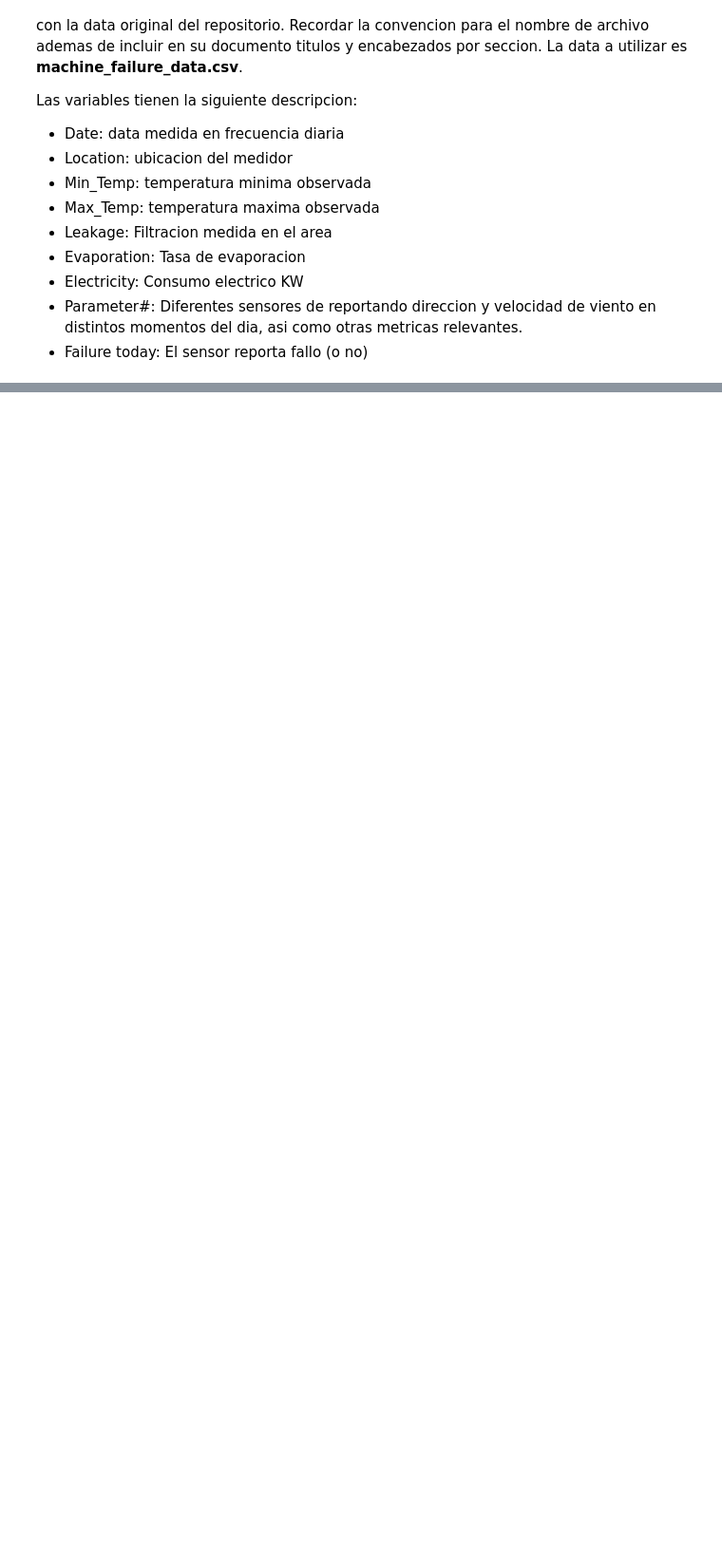
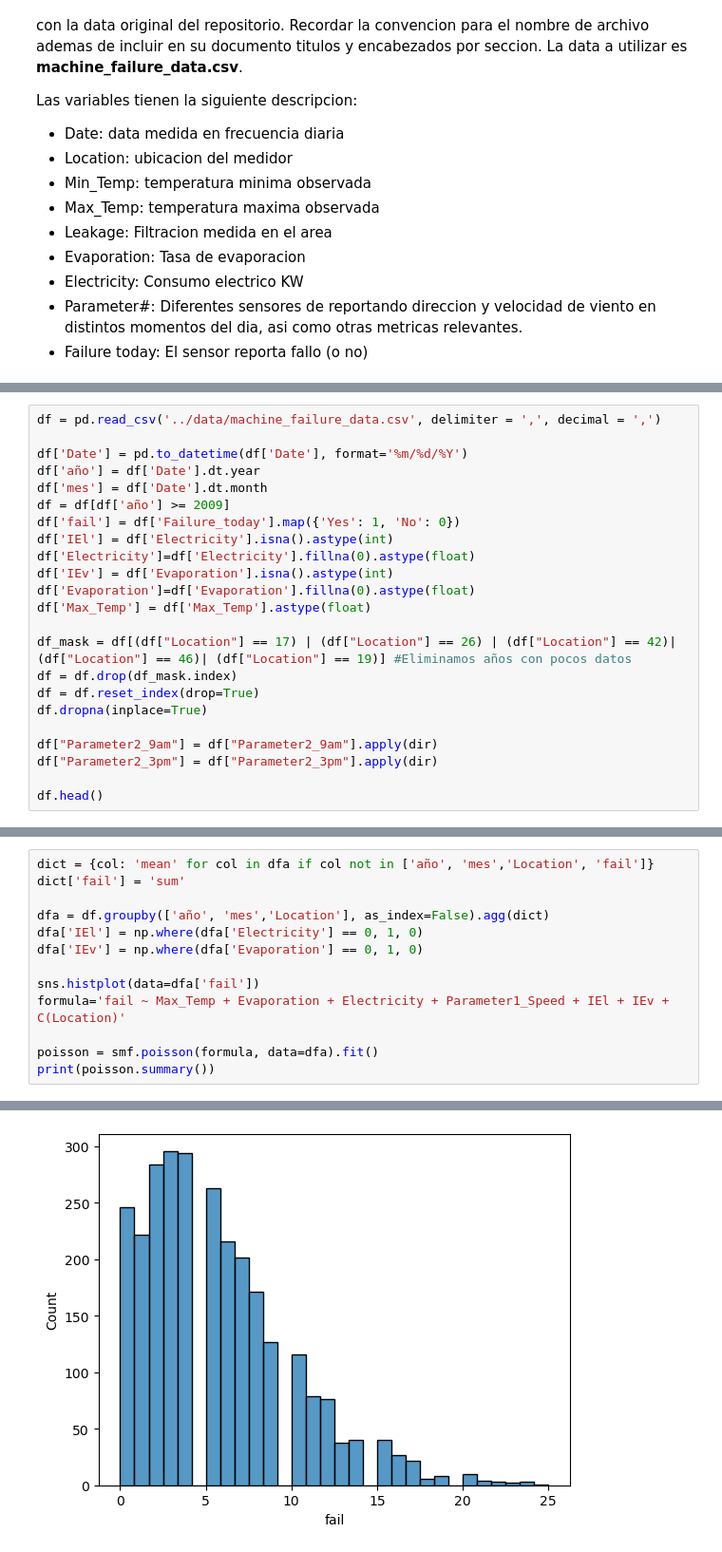
Before and after one commit to JuanIAF/LAB-MAA, a Jupyter notebook: notebooks/nonlinear.ipynb, the cells around one changed output, grey strips where cells are left out. Shown: that part at 95% size. Drawn from its saved outputs; the diff is of its cells as text; blank space fills up the shorter version.

```diff
--- a/notebooks/nonlinear.ipynb
+++ b/notebooks/nonlinear.ipynb
@@ -646,0 +342,23 @@ sns.lmplot(data=df, x='Disease', y='ypred')
+# %%
+df = pd.read_csv('../data/machine_failure_data.csv', delimiter = ',', decimal = ',')
+
+df['Date'] = pd.to_datetime(df['Date'], format='%m/%d/%Y')
+df['año'] = df['Date'].dt.year
+df['mes'] = df['Date'].dt.month
+df = df[df['año'] >= 2009]
+df['fail'] = df['Failure_today'].map({'Yes': 1, 'No': 0})
+df['IEl'] = df['Electricity'].isna().astype(int)
+df['Electricity']=df['Electricity'].fillna(0).astype(float)
+df['IEv'] = df['Evaporation'].isna().astype(int)
+df['Evaporation']=df['Evaporation'].fillna(0).astype(float)
+df['Max_Temp'] = df['Max_Temp'].astype(float)
+
+df_mask = df[(df["Location"] == 17) | (df["Location"] == 26) | (df["Location"] == 42)| (df["Location"] == 46)| (df["Location"] == 19)] #Eliminamos años con pocos datos
+df = df.drop(df_mask.index)
+df = df.reset_index(drop=True)
+df.dropna(inplace=True)
+
+df["Parameter2_9am"] = df["Parameter2_9am"].apply(dir)
+df["Parameter2_3pm"] = df["Parameter2_3pm"].apply(dir)
+
+df.head()
@@ -646,0 +456,14 @@ sns.lmplot(data=df, x='Disease', y='ypred')
+# %%
+dict = {col: 'mean' for col in dfa if col not in ['año', 'mes','Location', 'fail']}
+dict['fail'] = 'sum'
+
+dfa = df.groupby(['año', 'mes','Location'], as_index=False).agg(dict)
+dfa['IEl'] = np.where(dfa['Electricity'] == 0, 1, 0)
+dfa['IEv'] = np.where(dfa['Evaporation'] == 0, 1, 0)
+
+sns.histplot(data=dfa['fail'])
+formula='fail ~ Max_Temp + Evaporation + Electricity + Parameter1_Speed + IEl + IEv + C(Location)'
+
+poisson = smf.poisson(formula, data=dfa).fit()
+print(poisson.summary())
+# %% [output]
@@ -646,0 +487 @@ sns.lmplot(data=df, x='Disease', y='ypred')
+[figure, added]
```
Also changed, not shown: parts of 40 cells of this notebook, 34 other files.
